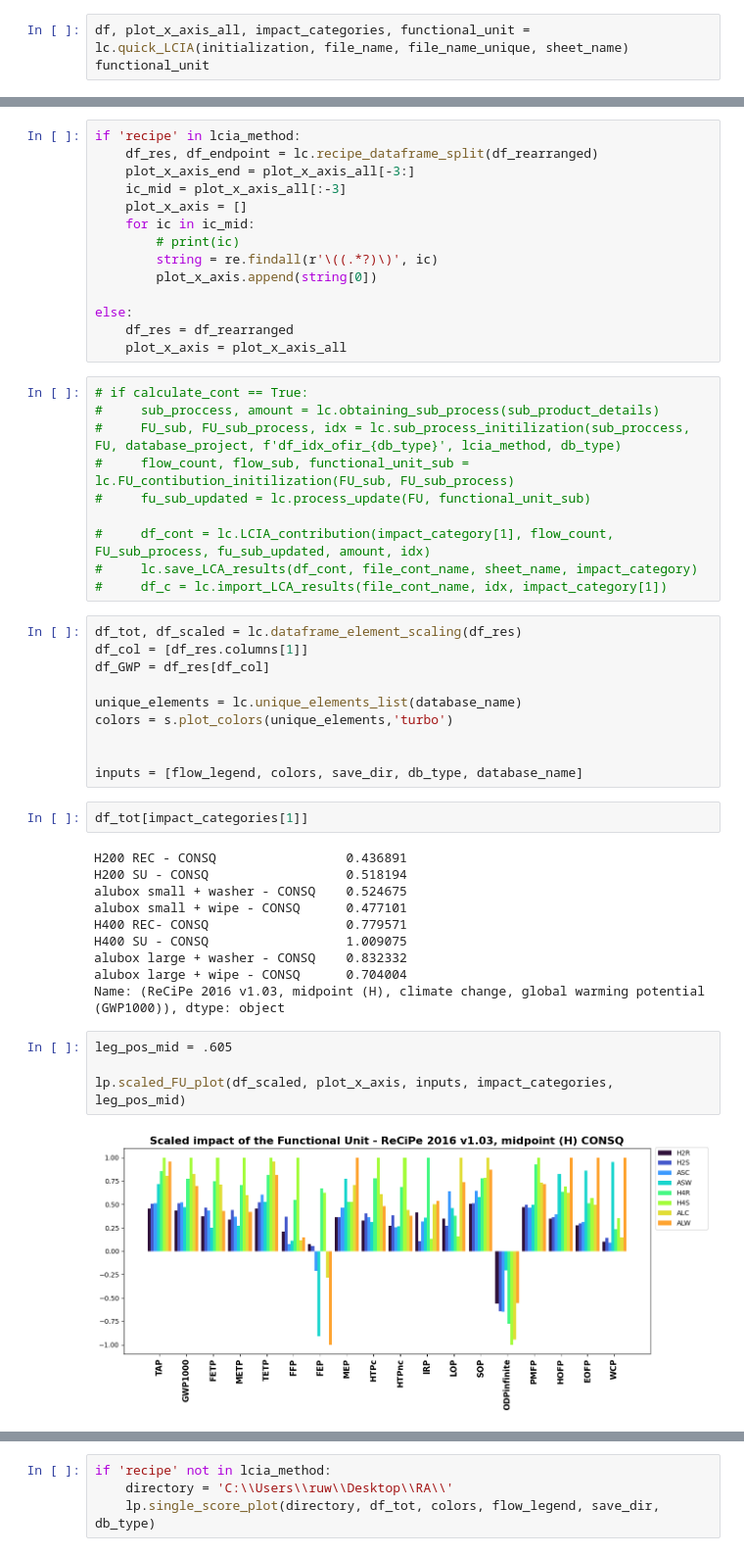
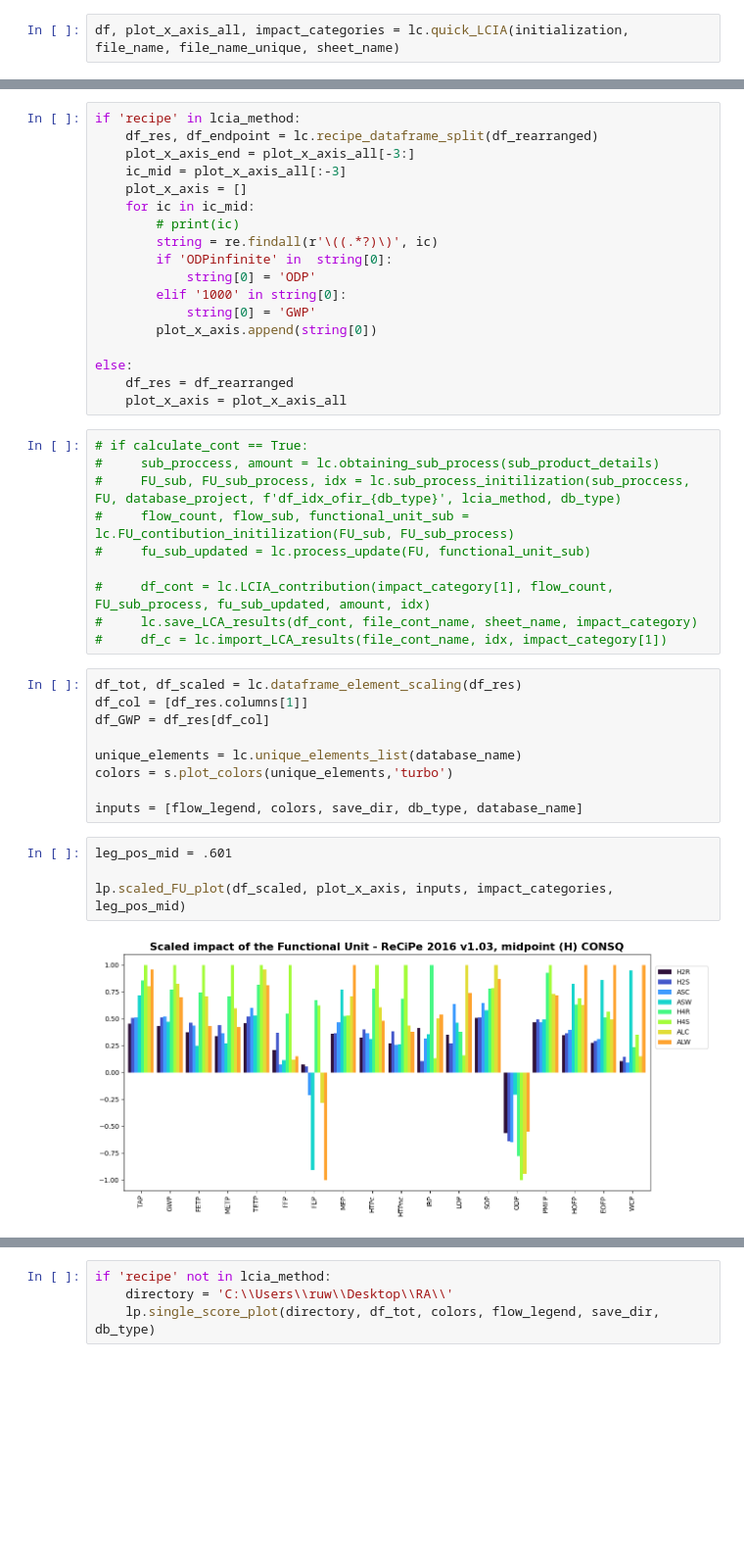
Before and after one commit to RuneWF/Single-use-vs-multi-use-in-health-care, a Jupyter notebook: Brighway/Ofir/Ofir.ipynb, the cells around one changed output, grey strips where cells are left out. Shown at 98% size. Drawn from its saved outputs; the diff is of its cells as text; blank space fills up the shorter version.

```diff
--- a/Brighway/Ofir/Ofir.ipynb
+++ b/Brighway/Ofir/Ofir.ipynb
@@ -87,6 +81,5 @@ file_name_unique = f'{path}\Results\{file_identifier} - {db_type}_{lcia_method}_
 # %%
-df, plot_x_axis_all, impact_categories, functional_unit = lc.quick_LCIA(initialization, file_name, file_name_unique, sheet_name)
-functional_unit
+df, plot_x_axis_all, impact_categories = lc.quick_LCIA(initialization, file_name, file_name_unique, sheet_name)
 # %% [output]
 Recipe is selected
 Initialization is completed
@@ -120,6 +95,10 @@ if 'recipe' in lcia_method:
     for ic in ic_mid:
         # print(ic)
         string = re.findall(r'\((.*?)\)', ic)
+        if 'ODPinfinite' in  string[0]:
+            string[0] = 'ODP'
+        elif '1000' in string[0]:
+            string[0] = 'GWP'
         plot_x_axis.append(string[0])
 
 else:
@@ -143,26 +122,13 @@ df_GWP = df_res[df_col]
 unique_elements = lc.unique_elements_list(database_name)
 colors = s.plot_colors(unique_elements,'turbo')
 
-
 inputs = [flow_legend, colors, save_dir, db_type, database_name]
-# %%
-df_tot[impact_categories[1]]
-# %% [output]
-H200 REC - CONSQ                 0.436891
-H200 SU - CONSQ                  0.518194
-alubox small + washer - CONSQ    0.524675
-alubox small + wipe - CONSQ      0.477101
-H400 REC- CONSQ                  0.779571
-H400 SU - CONSQ                  1.009075
-alubox large + washer - CONSQ    0.832332
-alubox large + wipe - CONSQ      0.704004
-Name: (ReCiPe 2016 v1.03, midpoint (H), climate change, global warming potential (GWP1000)), dtype: object
 # %%
-leg_pos_mid = .605
+leg_pos_mid = .601
 
 lp.scaled_FU_plot(df_scaled, plot_x_axis, inputs, impact_categories, leg_pos_mid)
 # %% [output]
-[figure, old version]
+[figure, new version]
 # %%
 leg_pos_end = 0.67
 if 'recipe' in lcia_method.lower():
```
Also changed, not shown: parts of 6 cells of this notebook, 13 other files.
